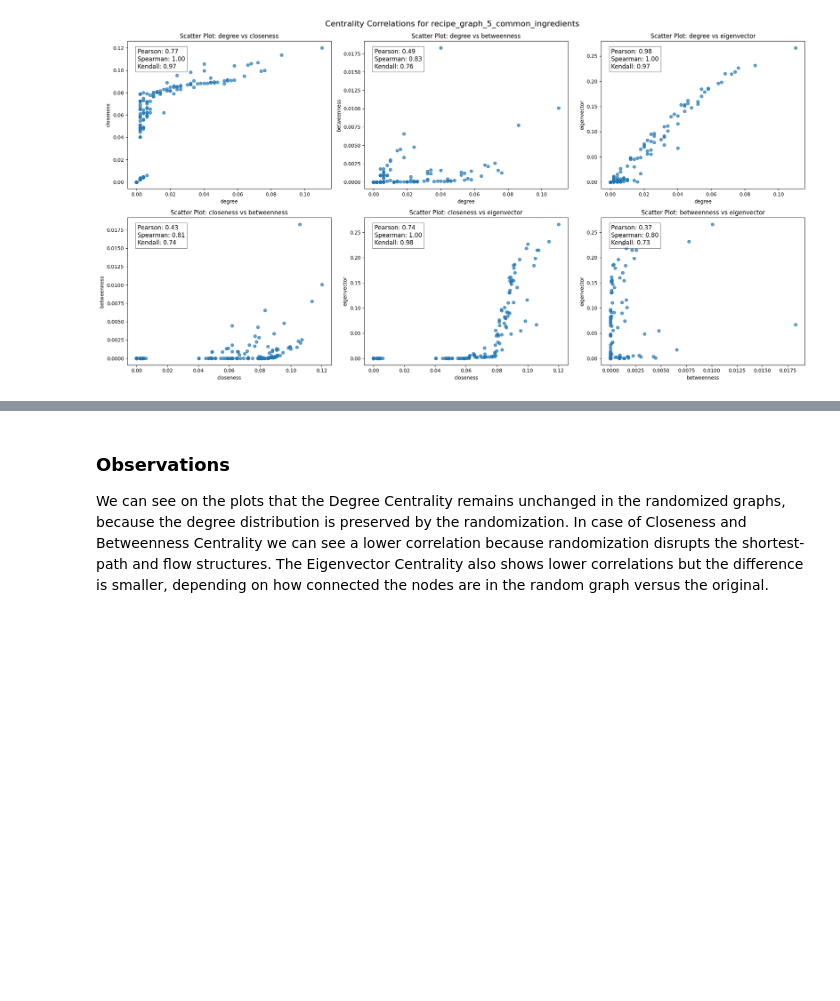
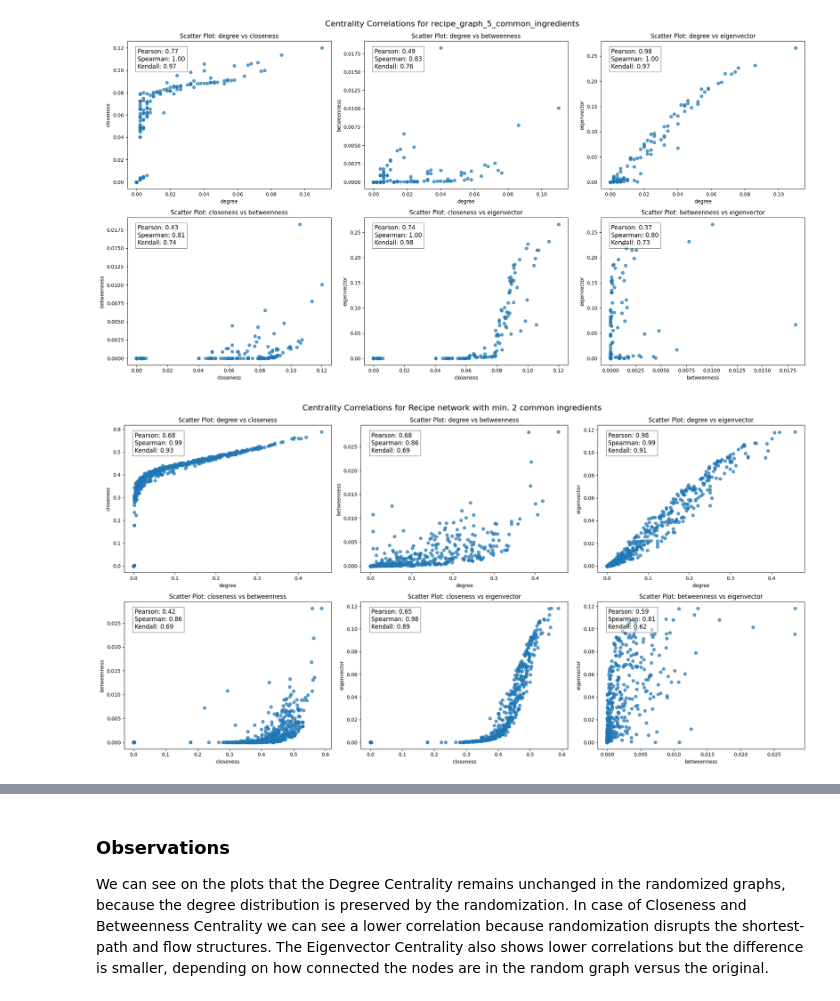
Before and after one commit to annanasz/NS_Group_Project, a Jupyter notebook: recipe_analysis.ipynb, the cells around one changed output, grey strips where cells are left out. Saved outputs shown, nothing was run; the diff lists cells and outputs as text; code cells hidden in the pictures; blank space fills up the shorter version.

```diff
--- a/recipe_analysis.ipynb
+++ b/recipe_analysis.ipynb
@@ -172,3 +163,9 @@ for graph_file in graph_files:
 # %% [output]
 [figure]
 [figure]
+# %%
+centralities = compute_centralities(recipes_2)
+df = pd.DataFrame(centralities)
+plot_centrality_scatter_plots(df, "Recipe network with min. 2 common ingredients")
+# %% [output]
+[figure, added]
```
Also changed, not shown: parts of 16 cells of this notebook.
